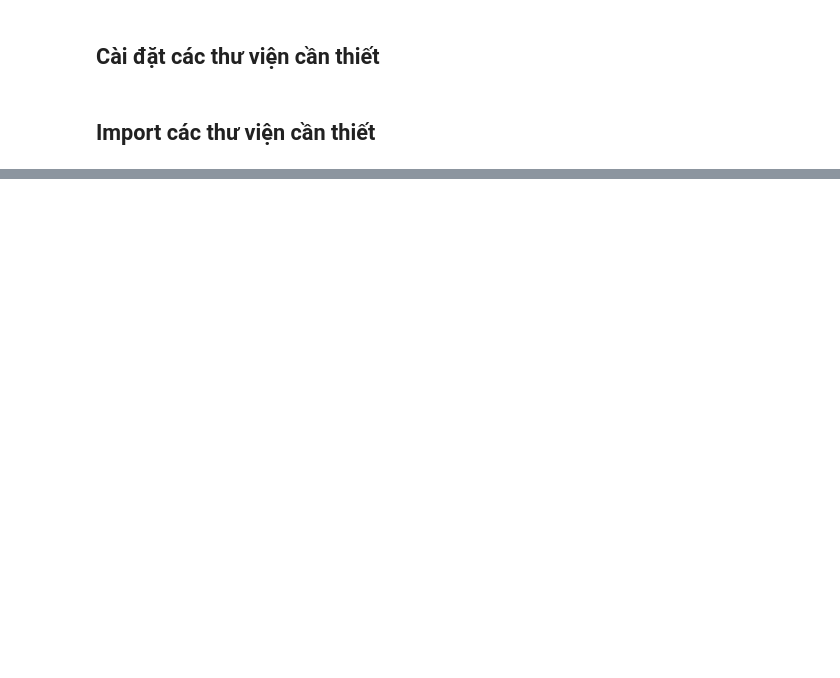
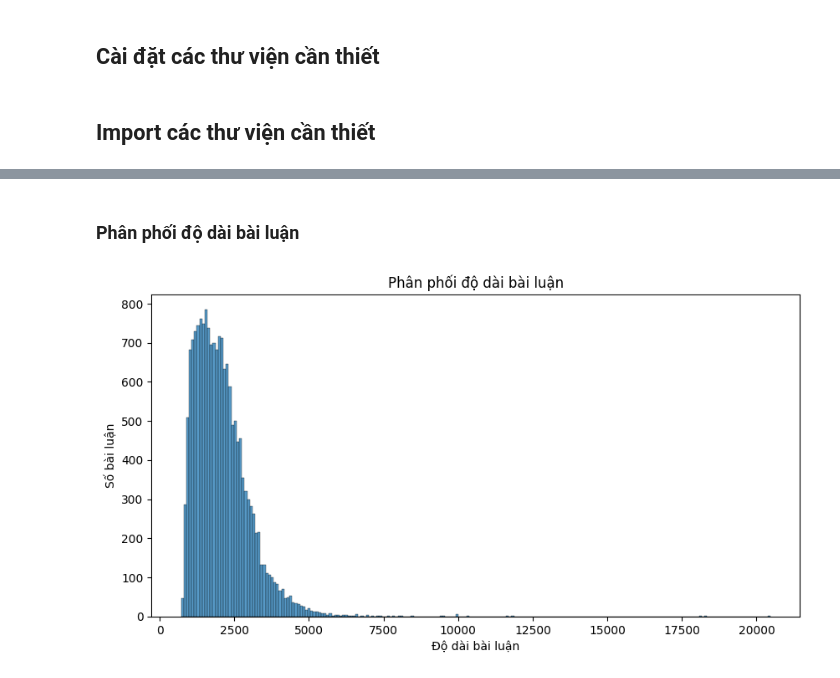
Before and after one commit to Siralexgon/PTDLTM, a Jupyter notebook: Tien-xu-ly.ipynb, the cells around one changed output, grey strips where cells are left out. Cells and saved outputs as stored; diff of their text form; code cells hidden in the pictures; blank space fills up the shorter version.

```diff
--- a/Tien-xu-ly.ipynb
+++ b/Tien-xu-ly.ipynb
@@ -149,0 +160,14 @@ test_df.to_csv('test_preprocessing.csv')
+# %% [markdown]
+### Phân phối độ dài bài luận
+# %%
+train_df_copy = train_df.copy()
+train_df_copy['essay_length'] = train_df['full_text'].apply(len)
+
+plt.figure(figsize=(10, 5))
+sns.histplot(train_df_copy['essay_length'])
+plt.title('Phân phối độ dài bài luận')
+plt.xlabel('Độ dài bài luận')
+plt.ylabel('Số bài luận')
+plt.show()
+# %% [output]
+[figure, added]
```
Also changed, not shown: parts of 48 cells of this notebook.
